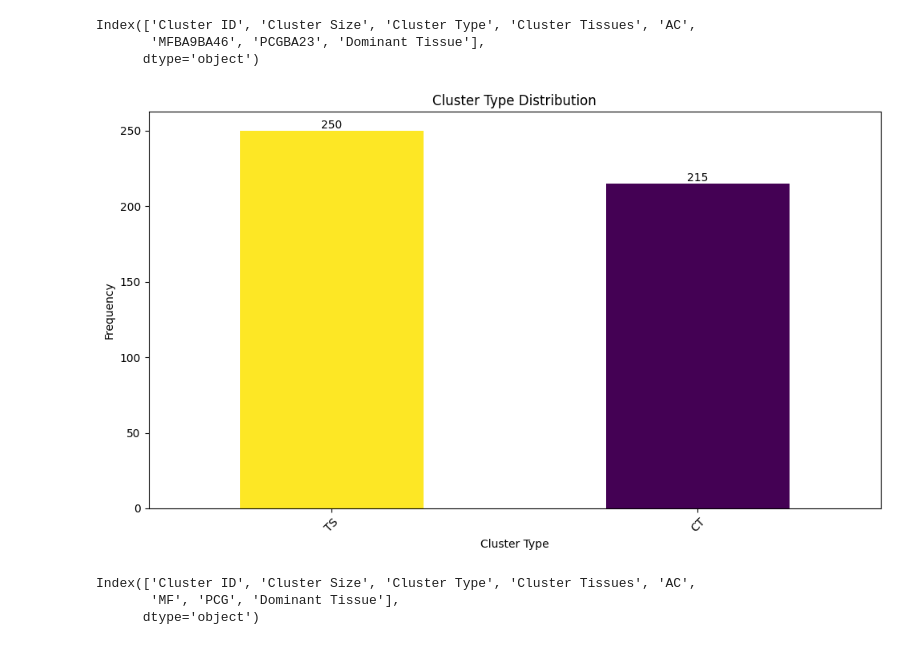
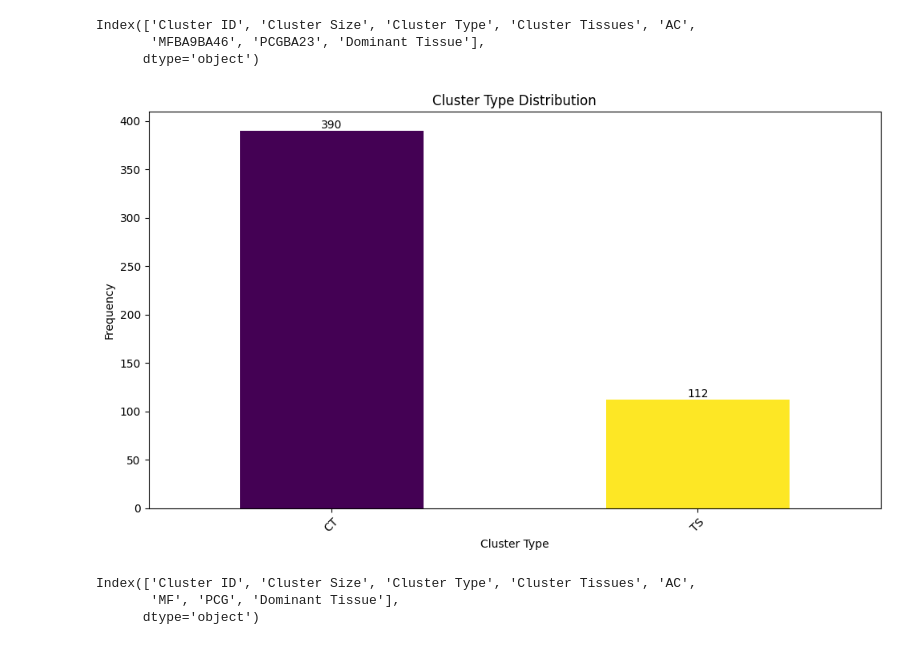
Before and after one commit to edenede2/CoExpression_ReProduction, a Jupyter notebook: notebooks/correlation_notebooks.ipynb, the cells around one changed output. Saved outputs shown, nothing was run; the diff lists cells and outputs as text; code cells hidden in the pictures.

```diff
--- a/notebooks/correlation_notebooks.ipynb
+++ b/notebooks/correlation_notebooks.ipynb
@@ -1634,33 +1634,34 @@ fig.update_xaxes(tickangle=-60)
 
 fig.write_html("tissue_distribution_by_module_V4.html")
 # %%
+import pandas as pd
 # Save a bar plot of CT vs TS (Cluster Type)
-df = pd.read_csv("/Users/edeneldar/Downloads/tryRosmap_Cluster_details3.tsv", sep="\t")
+df = pd.read_csv("/Users/edeneldar/Library/CloudStorage/GoogleDrive-edenede2@gmail.com/My Drive/ROSMAP_Data/RNAseq_RISK_BrainRegions_STasaki/outputs/xwgcna_rosmap_constBeta_CT2_TS3_Cluster_details.tsv", sep="\t")
 
 import matplotlib.pyplot as plt
 import numpy as np
 
 cmap = {label: color for label, color in zip(df['Cluster Type'].unique(), plt.cm.viridis(np.linspace(0, 1, df['Cluster Type'].nunique())))}
 # Create a bar plot
 plt.figure(figsize=(10, 6))
 # add numbers on top of the bars
 bars = df['Cluster Type'].value_counts().plot(kind='bar', color=[cmap[label] for label in df['Cluster Type'].value_counts().index])
 plt.title('Cluster Type Distribution')
 
 plt.xlabel('Cluster Type')
 plt.ylabel('Frequency')
 
 # Add data labels on top of the bars
 for bar in bars.patches:
     bars.annotate(bar.get_height(), (bar.get_x() + bar.get_width() / 2, bar.get_height()), ha='center', va='bottom')
 
 plt.xticks(rotation=45)
 plt.tight_layout()
 
 # Save the plot
 plt.savefig("CT_vs_TS_bar_plot.png")
 # %% [output]
-[figure, old version]
+[figure, new version]
 # %%
 dfAD = pd.read_csv("/Users/edeneldar/Library/CloudStorage/GoogleDrive-edenede2@gmail.com/My Drive/ROSMAP_Data/RNAseq_RISK_BrainRegions_STasaki/outputs/xwgcna_rosmap_AD_autobeta_run2_Cluster_details.txt", sep="\t")
 dfAD.columns
```
Also changed, not shown: 24 other files.
